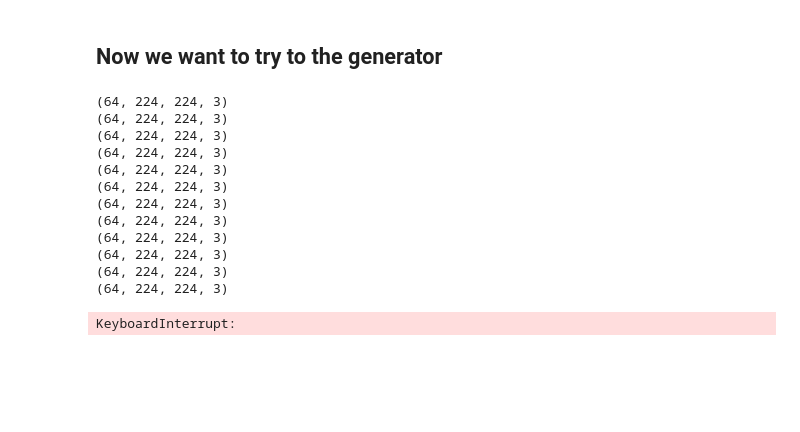
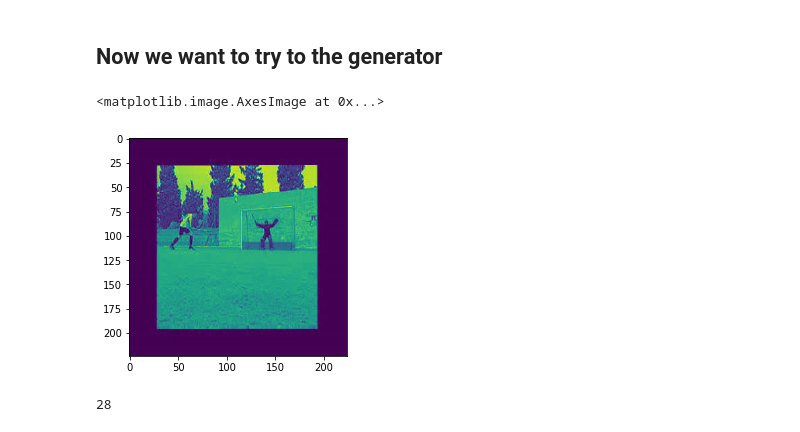
Before and after one commit to chrisparker126/su_buildup, a Jupyter notebook: keras_data_generator/generator_for_ucf101.ipynb, the cells around one changed output. Saved outputs shown, nothing was run; the diff lists cells and outputs as text; code cells hidden in the pictures; blank space fills up the shorter version.

```diff
--- a/keras_data_generator/generator_for_ucf101.ipynb
+++ b/keras_data_generator/generator_for_ucf101.ipynb
@@ -11,6 +9,6 @@ Using TensorFlow backend.
 # %%
 # Parameters
-params = { 'data_dir' : "/data/ucf101",
+params = { 'data_dir' : "/data",
           'dim': (224,224),
           'batch_size': 64,
           'n_classes': 101,
@@ -54,20 +52,3 @@ labels
 ## Now we want to try to the generator
 # %%
 datagen = DataGenerator(IDs, labels, **params)
-# %%
-for X, y in datagen:
-    print(X.shape)
-# %% [output]
-(64, 224, 224, 3)
-(64, 224, 224, 3)
-(64, 224, 224, 3)
-(64, 224, 224, 3)
-(64, 224, 224, 3)
-(64, 224, 224, 3)
-(64, 224, 224, 3)
-(64, 224, 224, 3)
-(64, 224, 224, 3)
-(64, 224, 224, 3)
-(64, 224, 224, 3)
-(64, 224, 224, 3)
-KeyboardInterrupt:
@@ -75,0 +55,23 @@ len(labels)
+# %%
+x = None
+y_1 = None
+i = 0
+for X, y in datagen:
+    x = X
+    y_1 = y
+    i = i + 1
+    if i == 29:
+        break
+# %%
+#gray_image = cv2.cvtColor(x[0], cv2.COLOR_BGR2GRAY)
+p = x[1]
+# %%
+plt.imshow(p[:,:,1
+            ])
+# %% [output]
+<matplotlib.image.AxesImage at 0x...>
+[figure, added]
+# %%
+np.argmax(y[1])
+# %% [output]
+28
```
Also changed, not shown: parts of 3 cells of this notebook, 1 other file.
